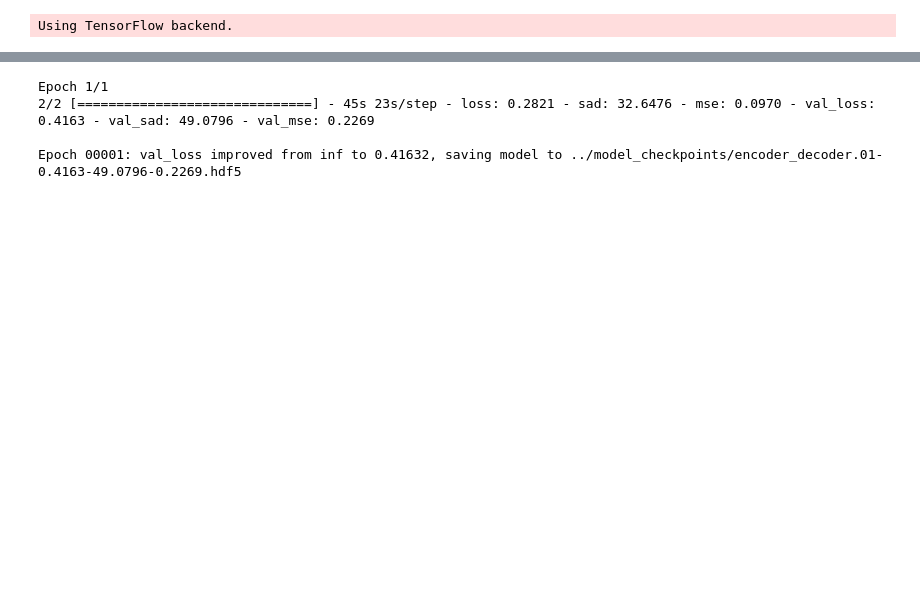
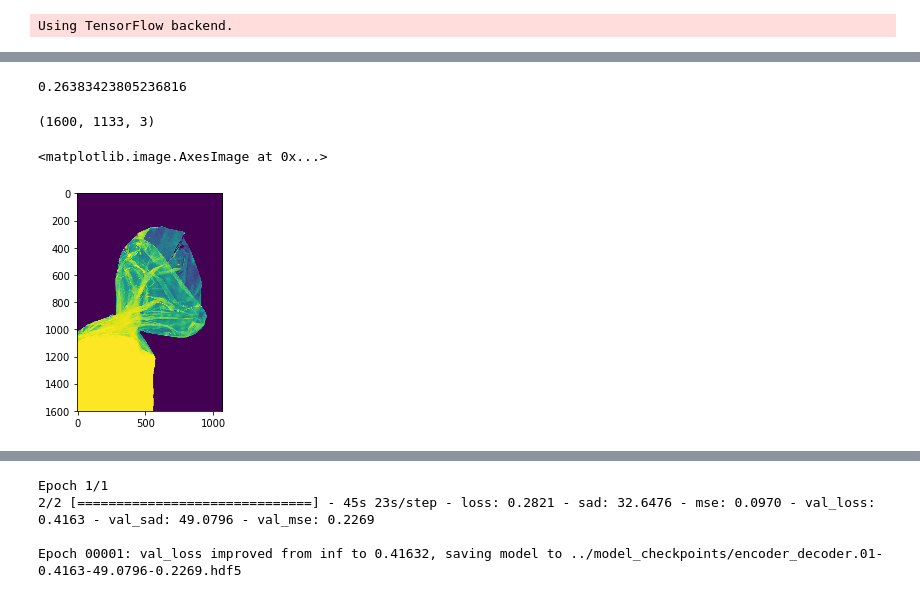
Before and after one commit to thalvadzhi/ImageMattingThesis, a Jupyter notebook: notebooks/Run encode-decoder architecture.ipynb, the cells around one changed output, grey strips where cells are left out. Saved outputs shown, nothing was run; the diff lists cells and outputs as text; code cells hidden in the pictures; blank space fills up the shorter version.

```diff
--- a/notebooks/Run encode-decoder architecture.ipynb
+++ b/notebooks/Run encode-decoder architecture.ipynb
@@ -19,7 +19,7 @@ PATH_MODEL_CHECKPOINTS = "../model_checkpoints/"
 PATH_LOGS = "../logs/"
 BACKGROUNDS_PER_FG_TRAIN = 100
 BACKGROUNDS_PER_FG_TEST = 20
-BATCH_SIZE=2
+BATCH_SIZE=16
 # %%
 inputs, model = build_encoder_decoder_from_vgg()
 # %%
@@ -29,6 +29,8 @@ a_train = "D:\\Image Matting Dataset\\adobe dataset\\Combined_Dataset\\Training_
 
 fg_names_train = "D:\\Image Matting Dataset\\adobe dataset\\Combined_Dataset\\Training_set\\training_fg_names.txt"
 bg_names_train = "D:\\Image Matting Dataset\\adobe dataset\\Combined_Dataset\\Training_set\\training_bg_names.txt"
+
+combined_train = "D:\\Image Matting Dataset\\merged_dataset\\"
 
 
 fg_test = "D:\\Image Matting Dataset\\adobe dataset\\Combined_Dataset\\Test_set\\Adobe-licensed images\\fg\\"
@@ -38,6 +40,8 @@ a_test = "D:\\Image Matting Dataset\\adobe dataset\\Combined_Dataset\\Test_set\\
 fg_names_test = "D:\\Image Matting Dataset\\adobe dataset\\Combined_Dataset\\Test_set\\test_fg_names.txt"
 bg_names_test = "D:\\Image Matting Dataset\\adobe dataset\\Combined_Dataset\\Test_set\\test_bg_names.txt"
 
+combined_test = "D:\\Image Matting Dataset\\adobe dataset\\Combined_Dataset\\Test_set\\test_ds_pascal_bg"
+
 # test_gen = DataGenerator(path_combined_test, path_alphas_test, 16, False)
-train_gen = DataGenerator(fg_names_train, bg_names_train, BACKGROUNDS_PER_FG_TRAIN, fg_train, bg_train, a_train, BATCH_SIZE, False)
-test_gen = DataGenerator(fg_names_test, bg_names_test, BACKGROUNDS_PER_FG_TEST, fg_test, bg_test, a_test, BATCH_SIZE, False)
+train_gen = DataGenerator(fg_names_train, bg_names_train, BACKGROUNDS_PER_FG_TRAIN, fg_train, bg_train, a_train,  combined_train, BATCH_SIZE, False)
+test_gen = DataGenerator(fg_names_test, bg_names_test, BACKGROUNDS_PER_FG_TEST, fg_test, bg_test, a_test, combined_test, BATCH_SIZE, False)
@@ -43,0 +70,7 @@ test_gen = DataGenerator(fg_names_test, bg_names_test, BACKGROUNDS_PER_FG_TEST,
+# %%
+import time
+start = time.time()
+generate_trimap(x)
+print(time.time() - start)
+# %% [output]
+0.26383423805236816
@@ -43,0 +82,2 @@ test_gen = DataGenerator(fg_names_test, bg_names_test, BACKGROUNDS_PER_FG_TEST,
+# %%
+k = train_gen[12]
@@ -43,0 +86,9 @@ test_gen = DataGenerator(fg_names_test, bg_names_test, BACKGROUNDS_PER_FG_TEST,
+# %%
+k[2][0][2].shape
+# %% [output]
+(1600, 1133, 3)
+# %%
+imshow(k[2][0][3])
+# %% [output]
+<matplotlib.image.AxesImage at 0x...>
+[figure, added]
```
Also changed, not shown: parts of 10 cells of this notebook, 36 other files.
